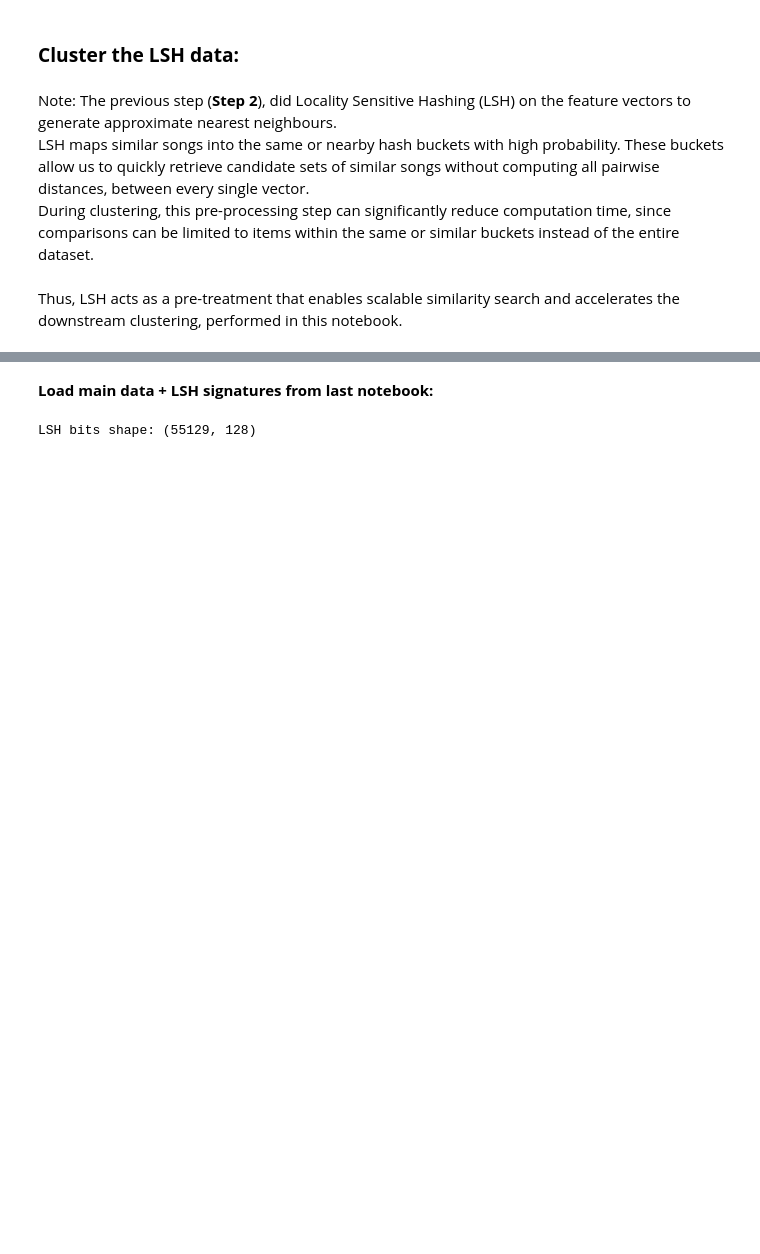
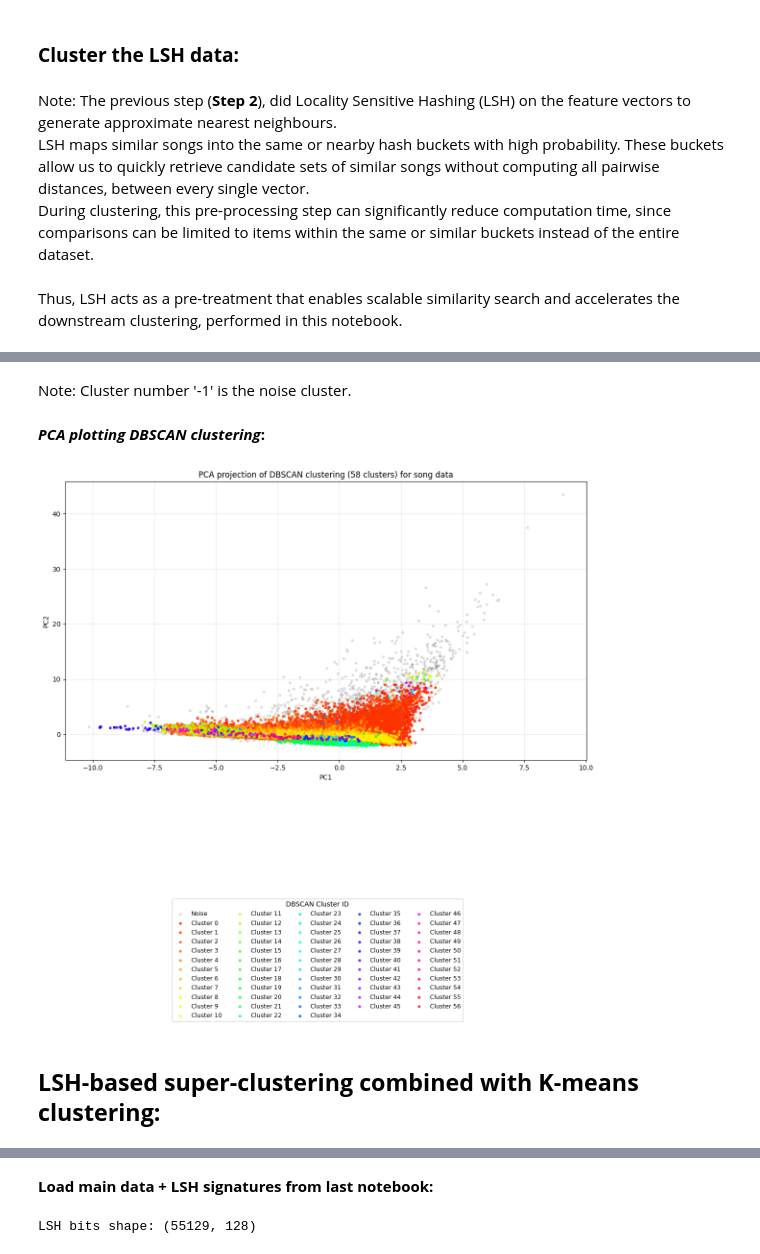
Before and after one commit to adamajane/computational-tools-for-data-science-02807-project, a Jupyter notebook: 3-recommendation-search/3.ipynb, the cells around one changed output, grey strips where cells are left out. Drawn from its saved outputs; the diff is of its cells as text; code cells hidden in the pictures; blank space fills up the shorter version.

```diff
--- a/3-recommendation-search/3.ipynb
+++ b/3-recommendation-search/3.ipynb
@@ -19,0 +325,79 @@ Thus, LSH acts as a pre-treatment that enables scalable similarity search and ac
+# %% [markdown]
+Note: Cluster number '-1' is the noise cluster.
+# %% [markdown]
+**_PCA plotting DBSCAN clustering_:**
+# %%
+# -----------------------------
+# PCA
+# -----------------------------
+pca = PCA(n_components=2) #2d
+X_pca = pca.fit_transform(X_scaled) #using scaled (and imputed) data
+
+# -----------------------------
+# DBSCAN clusters
+# -----------------------------
+unique_labels = np.unique(labels)
+num_clusters = len(unique_labels)
+
+# High-contrast colors for clusters (ignore Noise)
+cluster_labels = [l for l in unique_labels if l != -1]
+colors = plt.cm.hsv(np.linspace(0, 1, len(cluster_labels)))
+cmap = ListedColormap(colors)
+
+# -----------------------------
+# Figure
+# -----------------------------
+fig, ax = plt.subplots(figsize=(14, 10))
+fig.subplots_adjust(bottom=0.3)  # leave space for horizontal legend
+
+# -----------------------------
+# Scatter plot
+# -----------------------------
+handles = []
+for i, label in enumerate(unique_labels):
+    idx = labels == label
+    if label == -1:
+        # Noise points: gray & transparent
+        sc = ax.scatter(
+            X_pca[idx, 0],
+            X_pca[idx, 1],
+            s=10,
+            alpha=0.2,
+            color='gray',
+            label='Noise'
+        )
+    else:
+        sc = ax.scatter(
+            X_pca[idx, 0],
+            X_pca[idx, 1],
+            s=10,
+            alpha=0.75,
+            color=colors[i if i < len(colors) else -1],  # safe indexing
+            label=f'Cluster {label}'
+        )
+    handles.append(sc)
+
+
+ax.set_title(f"PCA projection of DBSCAN clustering ({num_clusters} clusters) for song data")
+ax.set_xlabel("PC1")
+ax.set_ylabel("PC2")
+ax.grid(alpha=0.3)
+
+# -----------------------------
+# Legend (horizontal, 5 columns)
+# -----------------------------
+fig.legend(
+    handles,
+    [h.get_label() for h in handles],
+    title="DBSCAN Cluster ID",
+    loc="lower center",
+    bbox_to_anchor=(0.5, -0.25),
+    ncol=5,
+    fontsize=9
+)
+
+plt.show()
+# %% [output]
+[figure, added]
+# %% [markdown]
+## **LSH-based super-clustering combined with K-means clustering:**
```
Also changed, not shown: parts of 44 cells of this notebook.
